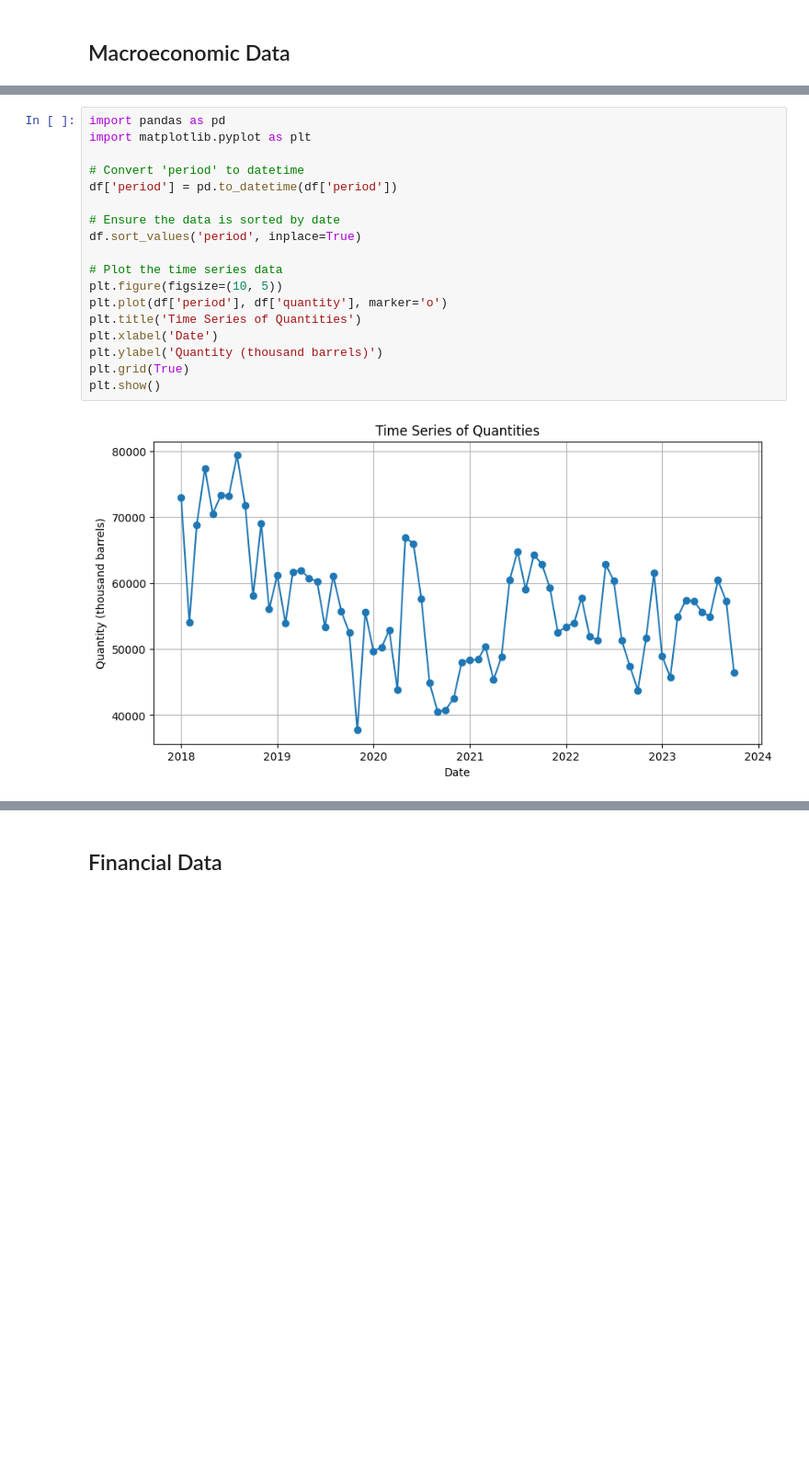
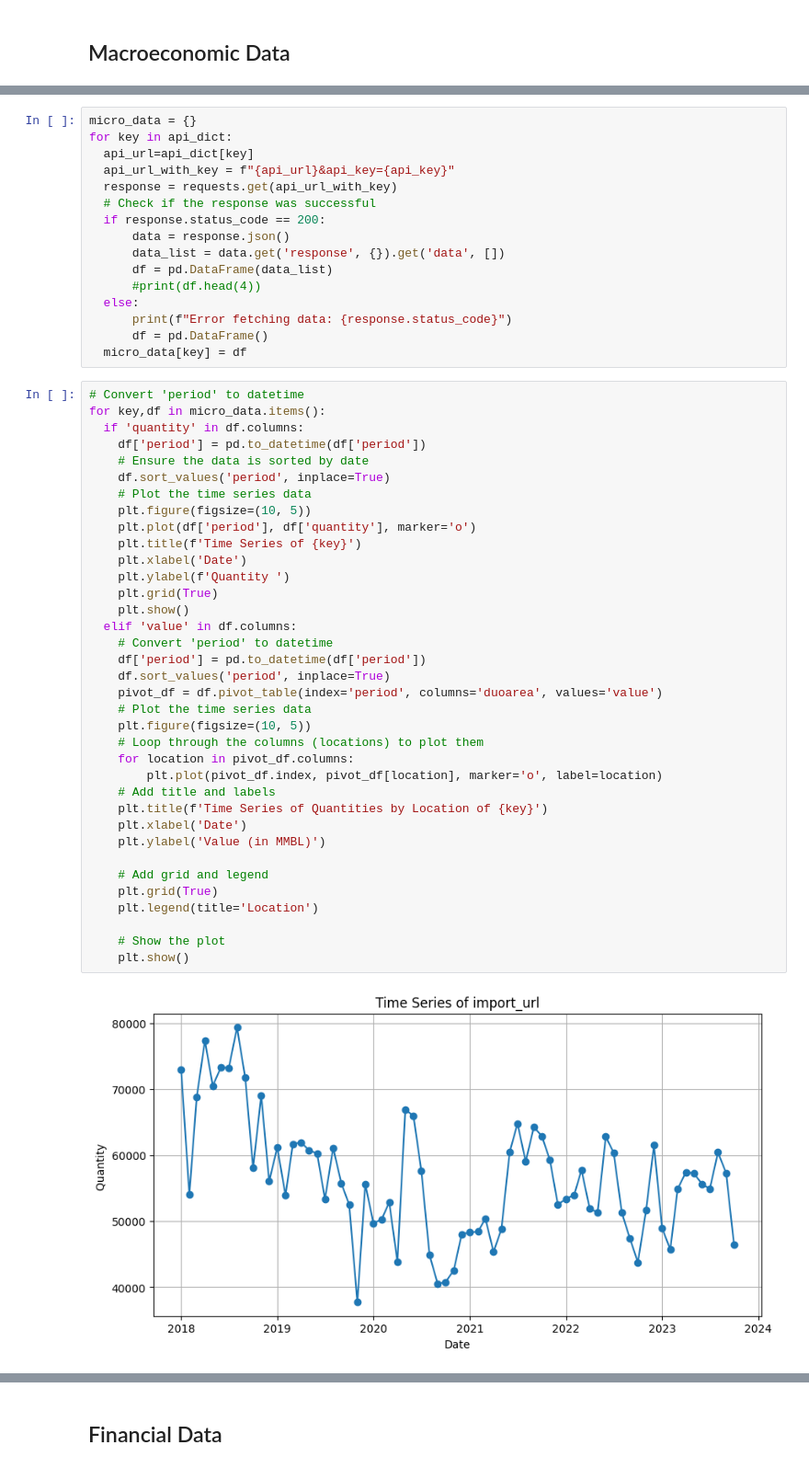
Before and after one commit to pankajti/qtw, a Jupyter notebook: Risk_GWP1.ipynb, the cells around one changed output, grey strips where cells are left out. Shown at 92% size. Drawn from its saved outputs; the diff is of its cells as text; blank space fills up the shorter version.

```diff
--- a/Risk_GWP1.ipynb
+++ b/Risk_GWP1.ipynb
@@ -127,20 +80,54 @@ max    79358.000000
+# %%
+micro_data = {}
+for key in api_dict:
+  api_url=api_dict[key]
+  api_url_with_key = f"{api_url}&api_key={api_key}"
+  response = requests.get(api_url_with_key)
+  # Check if the response was successful
+  if response.status_code == 200:
+      data = response.json()
+      data_list = data.get('response', {}).get('data', [])
+      df = pd.DataFrame(data_list)
+      #print(df.head(4))
+  else:
+      print(f"Error fetching data: {response.status_code}")
+      df = pd.DataFrame()
+  micro_data[key] = df
 # %%
-import pandas as pd
-import matplotlib.pyplot as plt
+# Convert 'period' to datetime
+for key,df in micro_data.items():
+  if 'quantity' in df.columns:
+    df['period'] = pd.to_datetime(df['period'])
+    # Ensure the data is sorted by date
+    df.sort_values('period', inplace=True)
+    # Plot the time series data
+    plt.figure(figsize=(10, 5))
+    plt.plot(df['period'], df['quantity'], marker='o')
+    plt.title(f'Time Series of {key}')
+    plt.xlabel('Date')
+    plt.ylabel(f'Quantity ')
+    plt.grid(True)
+    plt.show()
+  elif 'value' in df.columns:
+    # Convert 'period' to datetime
+    df['period'] = pd.to_datetime(df['period'])
+    df.sort_values('period', inplace=True)
+    pivot_df = df.pivot_table(index='period', columns='duoarea', values='value')
+    # Plot the time series data
+    plt.figure(figsize=(10, 5))
+    # Loop through the columns (locations) to plot them
+    for location in pivot_df.columns:
+        plt.plot(pivot_df.index, pivot_df[location], marker='o', label=location)
+    # Add title and labels
+    plt.title(f'Time Series of Quantities by Location of {key}')
+    plt.xlabel('Date')
+    plt.ylabel('Value (in MMBL)')
 
-# Convert 'period' to datetime
-df['period'] = pd.to_datetime(df['period'])
+    # Add grid and legend
+    plt.grid(True)
+    plt.legend(title='Location')
 
-# Ensure the data is sorted by date
-df.sort_values('period', inplace=True)
-
-# Plot the time series data
-plt.figure(figsize=(10, 5))
-plt.plot(df['period'], df['quantity'], marker='o')
-plt.title('Time Series of Quantities')
-plt.xlabel('Date')
-plt.ylabel('Quantity (thousand barrels)')
-plt.grid(True)
-plt.show()
+    # Show the plot
+    plt.show()
 # %% [output]
-[figure, old version]
+[figure, new version]
```
Also changed, not shown: parts of 63 cells of this notebook.
